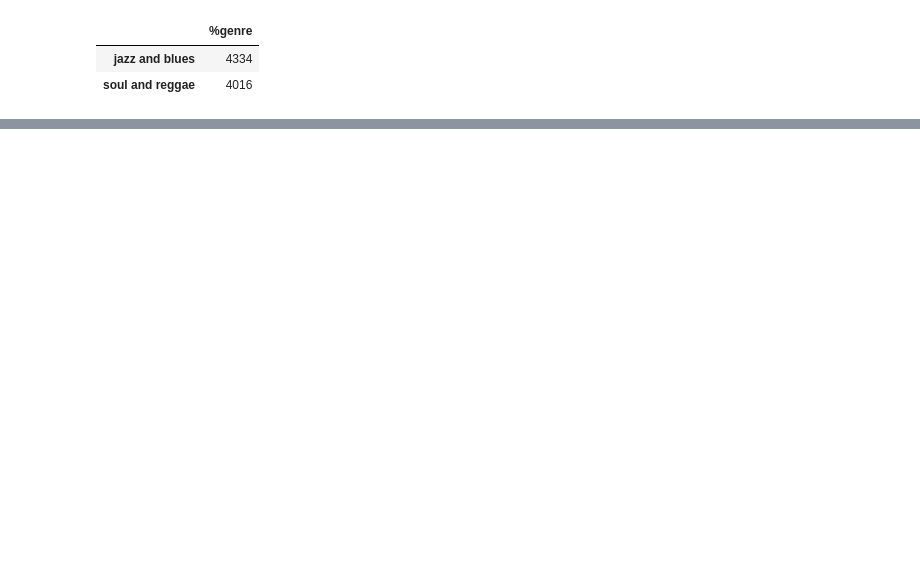
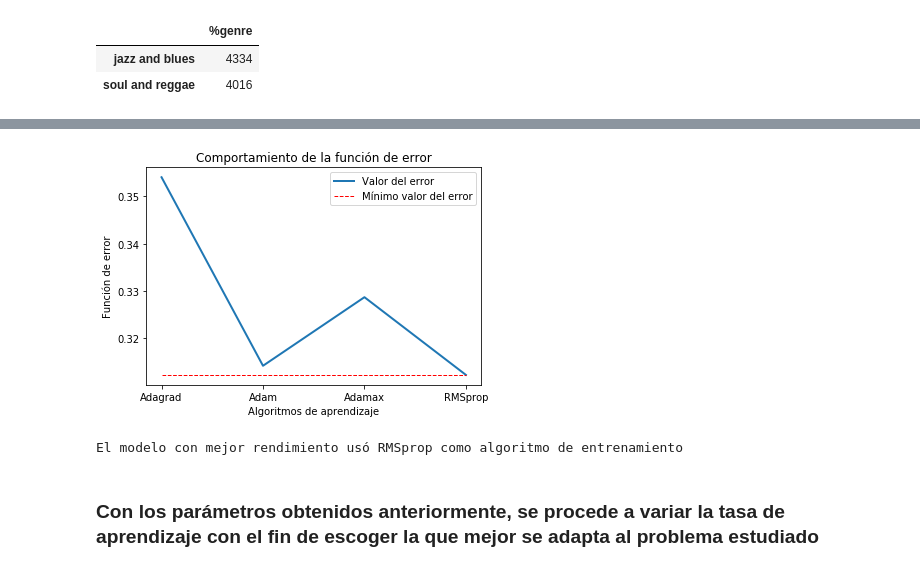
Before and after one commit to jato25/MachineLearning, a Jupyter notebook: Reto 5.ipynb, the cells around one changed output, grey strips where cells are left out. Drawn from its saved outputs; the diff is of its cells as text; code cells hidden in the pictures; blank space fills up the shorter version.

```diff
--- a/Reto 5.ipynb
+++ b/Reto 5.ipynb
@@ -296,0 +261,19 @@ pl.show()
+# %%
+algorithms = ['Adagrad', 'Adam', 'Adamax', 'RMSprop']
+
+models_algorithms_log_loss = []
+
+for algorithm in algorithms:
+    model = getMoldel(neurons, activation=best_activation, optimizer=algorithm)
+
+    history = model.fit(X_train, y_train,
+                        validation_data=(X_validation,y_validation),
+                        epochs=200,
+                        batch_size=32,
+                        verbose=1,
+                        callbacks=[earlyStop])
+
+    models_algorithms_log_loss.append(history.history['val_loss'][-1])
+
+best_algorithm_model_position = (models_algorithms_log_loss.index(min(models_algorithms_log_loss)))
+best_algorithm = algorithms[best_algorithm_model_position]
@@ -296,0 +298,8 @@ pl.show()
+# %%
+plot_model_info(algorithms,models_algorithms_log_loss,'Algoritmos de aprendizaje')
+print("El modelo con mejor rendimiento usó %s como algoritmo de entrenamiento" % best_algorithm)
+# %% [output]
+[figure, added]
+El modelo con mejor rendimiento usó RMSprop como algoritmo de entrenamiento
+# %% [markdown]
+### Con los parámetros obtenidos anteriormente, se procede a variar la tasa de aprendizaje con el fin de escoger la que mejor se adapta al problema estudiado
```
Also changed, not shown: parts of 65 cells of this notebook.
